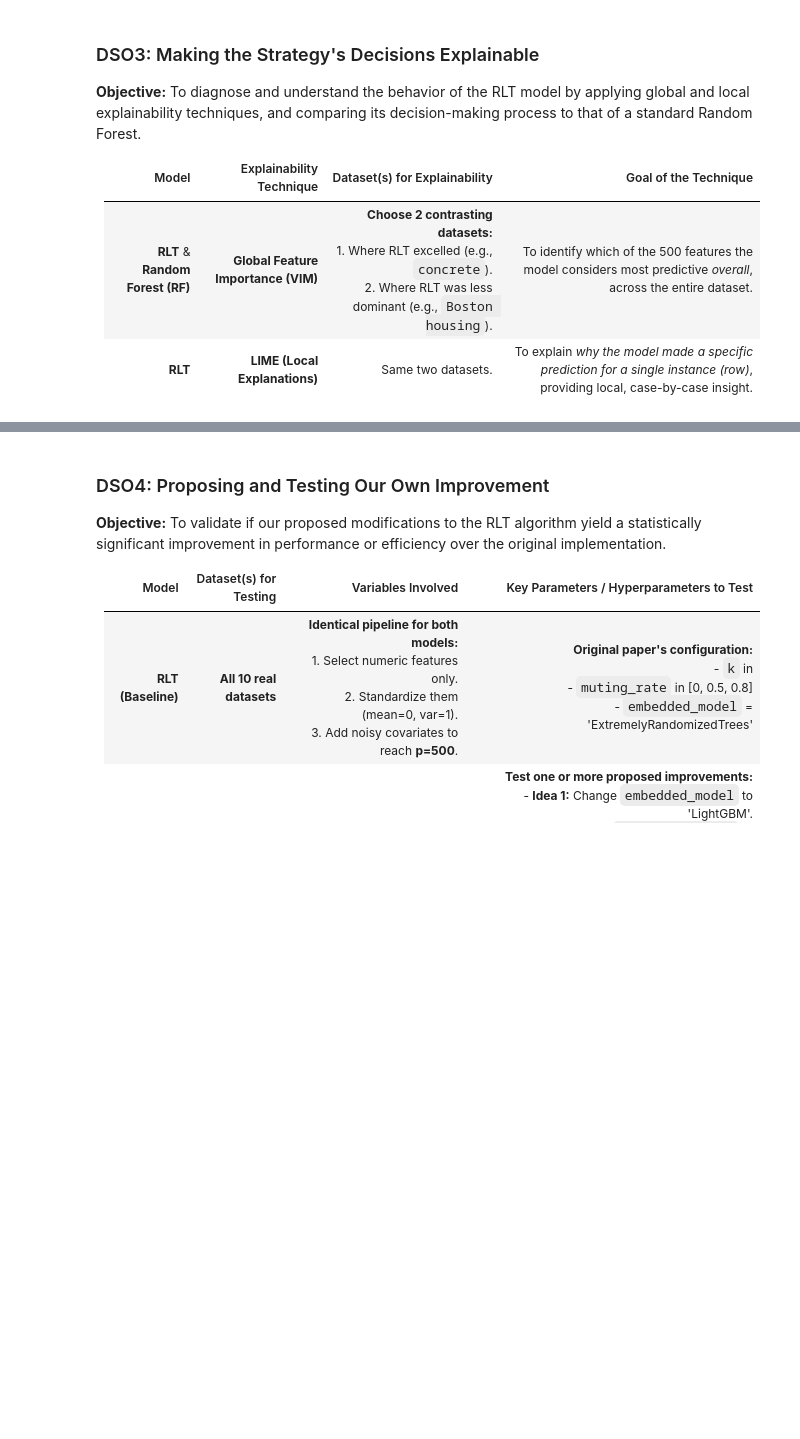
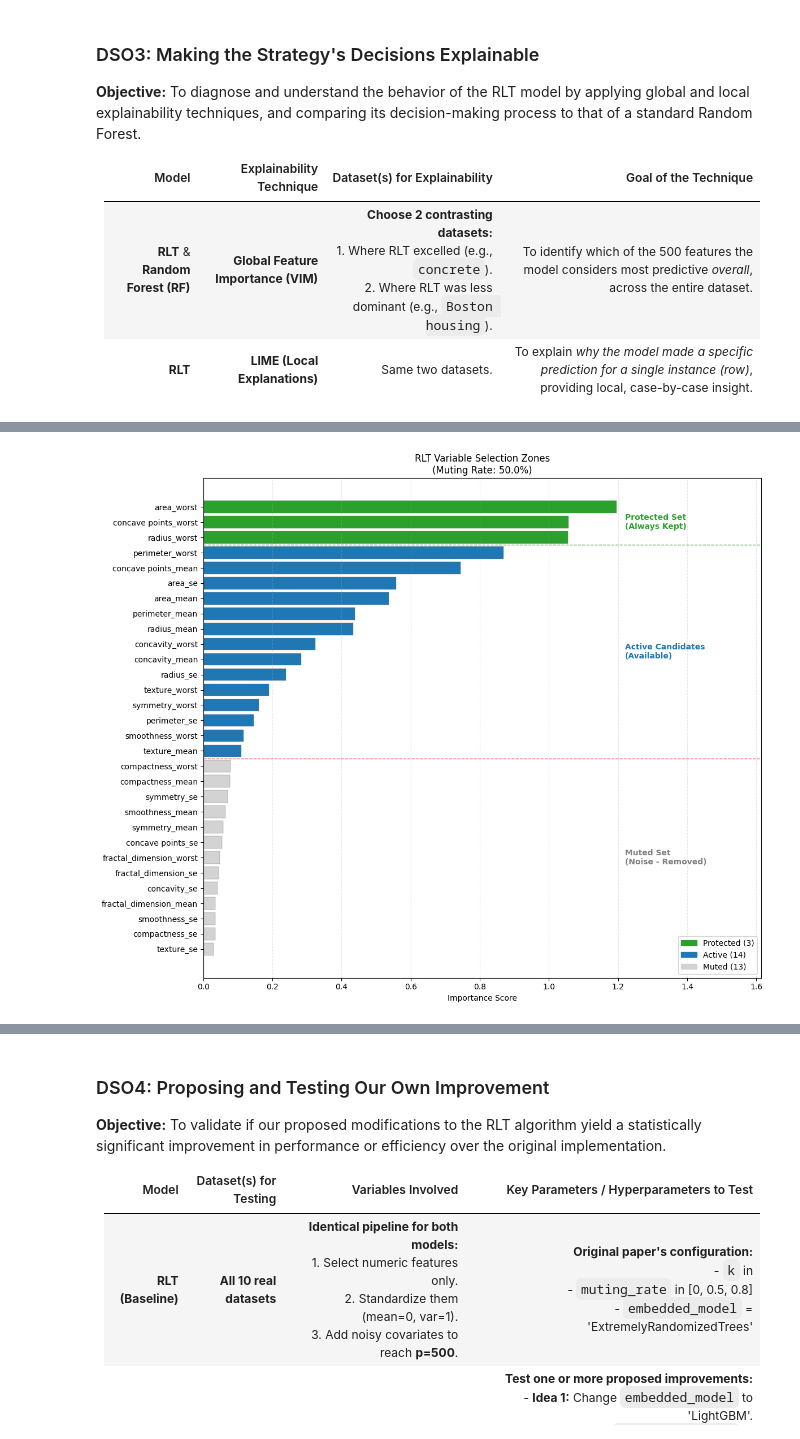
Before and after one commit to mohamedkhayat/Reinforcement-Learning-Trees, a Jupyter notebook: notebooks/notebook.ipynb, the cells around one changed output, grey strips where cells are left out. Cells and saved outputs as stored; diff of their text form; code cells hidden in the pictures; blank space fills up the shorter version.

```diff
--- a/notebooks/notebook.ipynb
+++ b/notebooks/notebook.ipynb
@@ -691,0 +649,87 @@ plt.show()
+# %%
+import matplotlib.patches as mpatches
+
+features_df = pd.DataFrame(
+    {"Feature": feature_names, "Importance": rlt_explain.feature_importances_}
+)
+features_df = features_df.sort_values(by="Importance", ascending=True).reset_index(
+    drop=True
+)
+
+n_features = len(features_df)
+n_non_protected = n_features - min_protected
+n_muted = int(n_non_protected * muting_rate)
+n_active = n_non_protected - n_muted
+
+colors = []
+for i in range(n_features):
+    if i < n_muted:
+        colors.append("lightgray")
+    elif i < (n_features - min_protected):
+        colors.append("#1f77b4")
+    else:
+        colors.append("#2ca02c")
+
+plt.figure(figsize=(12, 10))
+plt.barh(
+    features_df["Feature"],
+    features_df["Importance"],
+    color=colors,
+    edgecolor="grey",
+    linewidth=0.3,
+)
+
+plt.axhline(y=n_muted - 0.5, color="red", linestyle="--", linewidth=1, alpha=0.7)
+plt.axhline(
+    y=(n_features - min_protected) - 0.5,
+    color="green",
+    linestyle="--",
+    linewidth=1,
+    alpha=0.7,
+)
+
+max_score = features_df["Importance"].max()
+plt.xlim(0, max_score * 1.35)
+
+plt.text(
+    x=max_score * 1.02,
+    y=n_features - (min_protected / 2) - 0.5,
+    s="Protected Set\n(Always Kept)",
+    color="#2ca02c",
+    fontweight="bold",
+    va="center",
+)
+
+mid_active_y = n_muted + (n_active / 2) - 0.5
+plt.text(
+    x=max_score * 1.02,
+    y=mid_active_y,
+    s="Active Candidates\n(Available)",
+    color="#1f77b4",
+    fontweight="bold",
+    va="center",
+)
+
+plt.text(
+    x=max_score * 1.02,
+    y=n_muted / 2 - 0.5,
+    s="Muted Set\n(Noise - Removed)",
+    color="gray",
+    fontweight="bold",
+    va="center",
+)
+
+legend_handles = [
+    mpatches.Patch(color="#2ca02c", label=f"Protected ({min_protected})"),
+    mpatches.Patch(color="#1f77b4", label=f"Active ({n_active})"),
+    mpatches.Patch(color="lightgray", label=f"Muted ({n_muted})"),
+]
+plt.legend(handles=legend_handles, loc="lower right")
+
+plt.title(f"RLT Variable Selection Zones\n(Muting Rate: {muting_rate * 100}%)")
+plt.xlabel("Importance Score")
+plt.grid(axis="x", linestyle="--", alpha=0.3)
+plt.tight_layout()
+plt.show()
+# %% [output]
+[figure, added]
```
Also changed, not shown: parts of 11 cells of this notebook.
